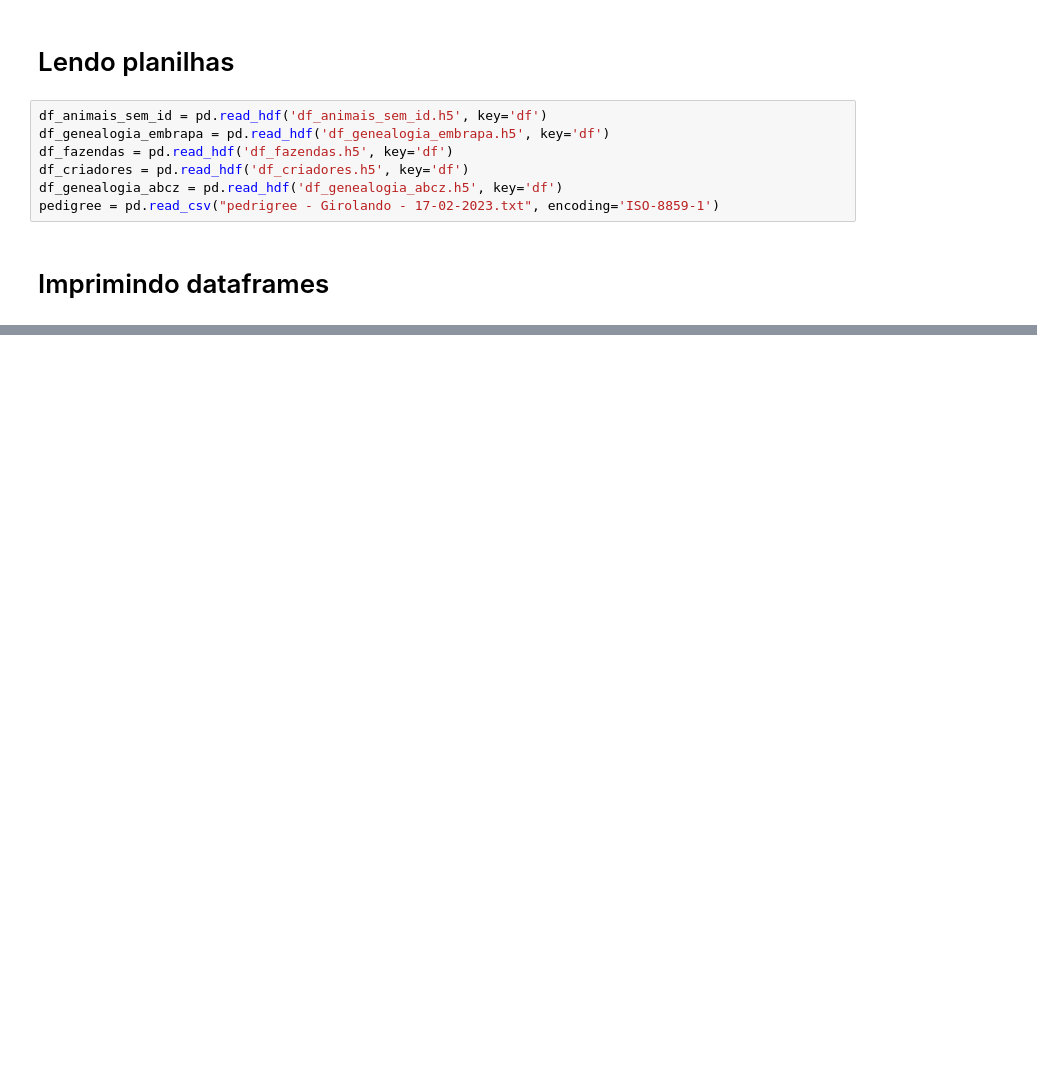
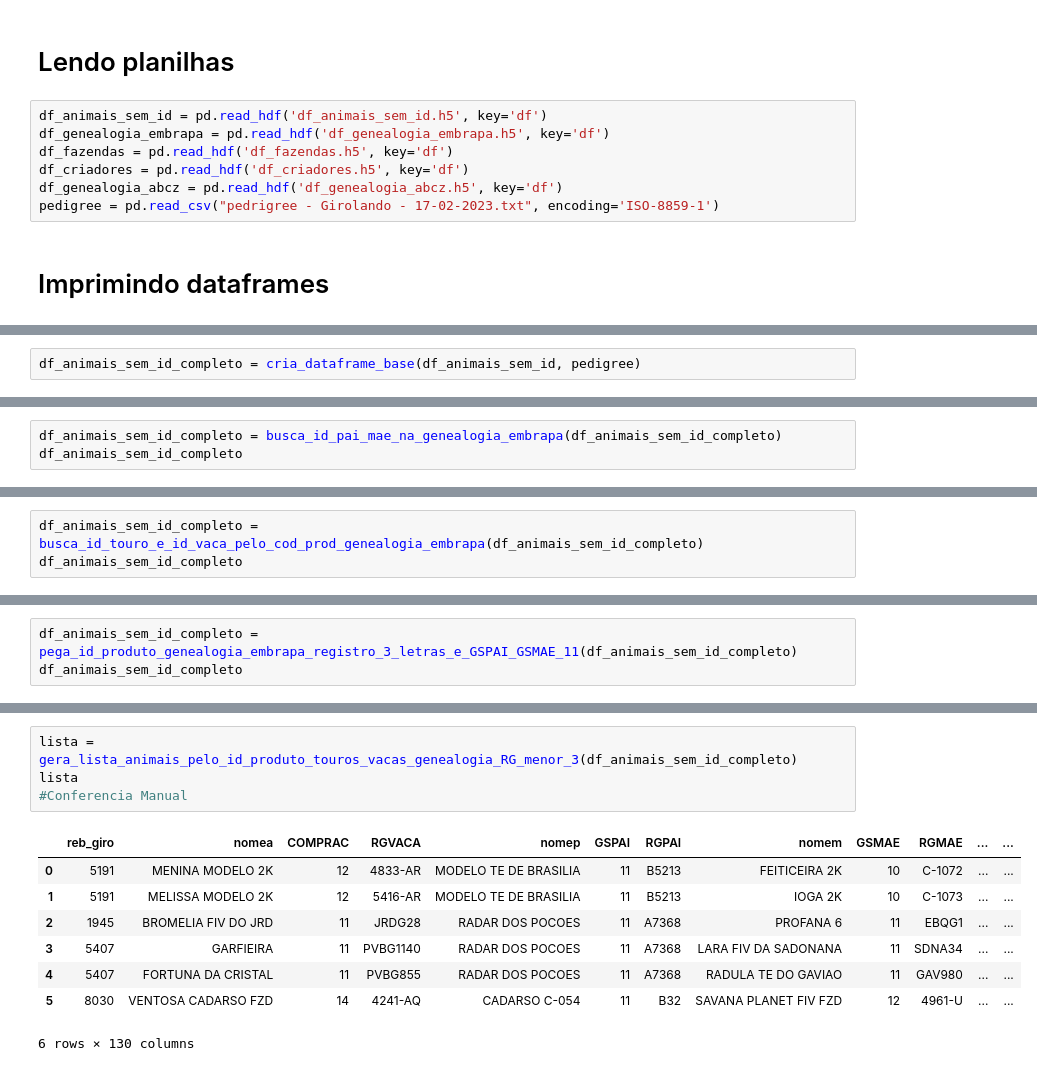
Before and after one commit to macheuz/dados_PNMGL, a Jupyter notebook: criando_id_produto_animais_sem_id.ipynb, the cells around one changed output, grey strips where cells are left out. Saved outputs shown, nothing was run; the diff lists cells and outputs as text; blank space fills up the shorter version.

```diff
--- a/criando_id_produto_animais_sem_id.ipynb
+++ b/criando_id_produto_animais_sem_id.ipynb
@@ -485,0 +346,2 @@ df_animais_com_ids
+# %%
+df_animais_sem_id_completo = cria_dataframe_base(df_animais_sem_id, pedigree)
@@ -485,0 +365,3 @@ df_animais_com_ids
+# %%
+df_animais_sem_id_completo = busca_id_pai_mae_na_genealogia_embrapa(df_animais_sem_id_completo)
+df_animais_sem_id_completo
@@ -485,0 +382,3 @@ df_animais_com_ids
+# %%
+df_animais_sem_id_completo = busca_id_touro_e_id_vaca_pelo_cod_prod_genealogia_embrapa(df_animais_sem_id_completo)
+df_animais_sem_id_completo
@@ -485,0 +399,3 @@ df_animais_com_ids
+# %%
+df_animais_sem_id_completo = pega_id_produto_genealogia_embrapa_registro_3_letras_e_GSPAI_GSMAE_11(df_animais_sem_id_completo)
+df_animais_sem_id_completo
@@ -485,0 +416,13 @@ df_animais_com_ids
+# %%
+lista = gera_lista_animais_pelo_id_produto_touros_vacas_genealogia_RG_menor_3(df_animais_sem_id_completo)
+lista
+#Conferencia Manual
+# %% [output]
+|  | reb_giro | nomea | COMPRAC | RGVACA | nomep | GSPAI | RGPAI | nomem | GSMAE | RGMAE | ... | ... |
+| 0 | 5191 | MENINA MODELO 2K | 12 | 4833-AR | MODELO TE DE BRASILIA | 11 | B5213 | FEITICEIRA 2K | 10 | C-1072 | ... | ... |
+| 1 | 5191 | MELISSA MODELO 2K | 12 | 5416-AR | MODELO TE DE BRASILIA | 11 | B5213 | IOGA 2K | 10 | C-1073 | ... | ... |
+| 2 | 1945 | BROMELIA FIV DO JRD | 11 | JRDG28 | RADAR DOS POCOES | 11 | A7368 | PROFANA 6 | 11 | EBQG1 | ... | ... |
+| 3 | 5407 | GARFIEIRA | 11 | PVBG1140 | RADAR DOS POCOES | 11 | A7368 | LARA FIV DA SADONANA | 11 | SDNA34 | ... | ... |
+| 4 | 5407 | FORTUNA DA CRISTAL | 11 | PVBG855 | RADAR DOS POCOES | 11 | A7368 | RADULA TE DO GAVIAO | 11 | GAV980 | ... | ... |
+| 5 | 8030 | VENTOSA CADARSO FZD | 14 | 4241-AQ | CADARSO C-054 | 11 | B32 | SAVANA PLANET FIV FZD | 12 | 4961-U | ... | ... |
+6 rows × 130 columns
```
Also changed, not shown: parts of 111 cells of this notebook, 1 other file.
